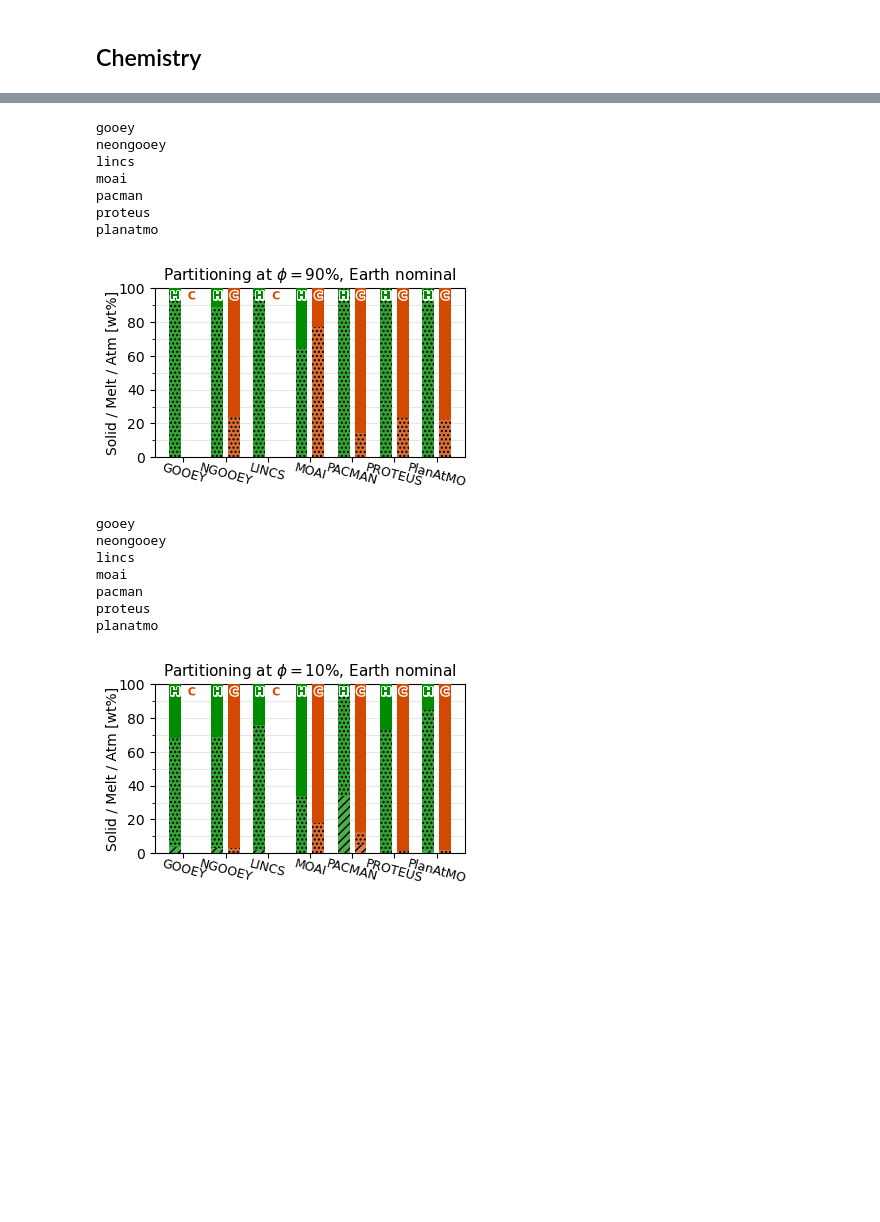
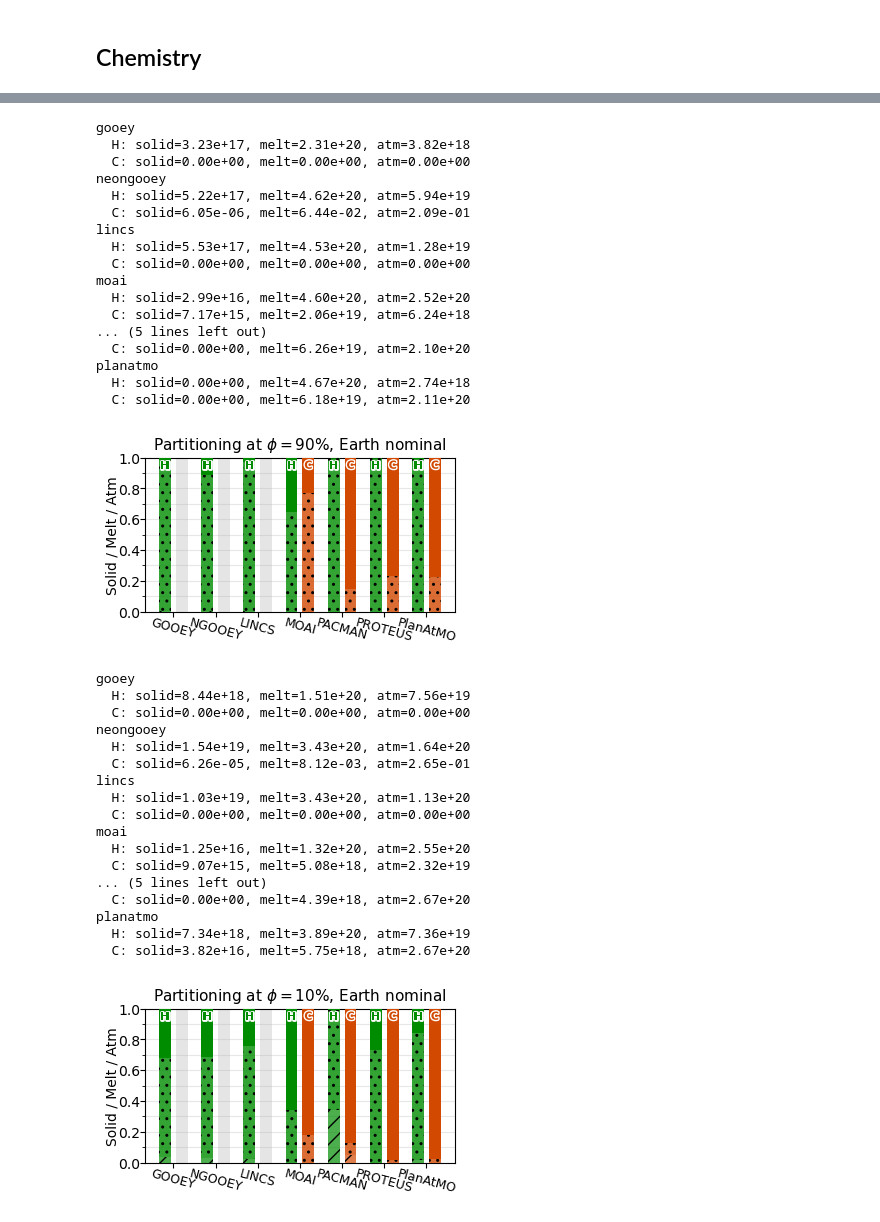
Before and after one commit to lena-noack/chili, a Jupyter notebook: intercomparison/analysis_solarsystem/compare.ipynb, the cells around one changed output, grey strips where cells are left out. Saved outputs shown, nothing was run; the diff lists cells and outputs as text; code cells hidden in the pictures; blank space fills up the shorter version.

```diff
--- a/intercomparison/analysis_solarsystem/compare.ipynb
+++ b/intercomparison/analysis_solarsystem/compare.ipynb
@@ -578,7 +579,7 @@ for im,m in enumerate(models):
 
         if p == "earth":
             ls = "solid"
-            al = 0.7
+            al = 1.0
 
         else:
             ls = "dashed"
@@ -910,9 +930,15 @@ planatmo
 # %%
+hatch = ["//","..",""]
+alpha = [0.7, 0.8, 1.0]
+
+
 def plot_partition(case, planet, phi_compare):
+
+    bw = 0.35
 
     # ykey_r = "T_surf(K)"
 
-    fig, ax = plt.subplots(1,1, figsize=(4,2.2))
+    fig, ax = plt.subplots(1,1, figsize=(4,2))
     # axr = ax.twinx()
 
     xvals = []
@@ -929,65 +955,95 @@ def plot_partition(case, planet, phi_compare):
 
         for elem in ["H","C"]:
             thicks = []
-            hatch = ["////","....",""]
-            alpha = [0.7, 0.8, 1.0]
             c = get_color(elem)
             x += 0.5
 
+
             for key in ["solid","melt","atm"]:
-                thicks.append(row[f"mass{elem}_{key}(kg)"])
-            thicks = np.array(thicks)/np.sum(thicks) * 100
+                inv = row[f"mass{elem}_{key}(kg)"]
+                if not np.isfinite(inv):
+                    inv = 0
+                thicks.append(inv)
+
+            print(f"  {elem}: solid={thicks[0]:.2e}, melt={thicks[1]:.2e}, atm={thicks[2]:.2e}")
+
+            if np.sum(thicks) < 1:
+                ax.bar(x, 1, color='k', zorder=1, alpha=0.1, width=bw)
+                continue
+            else:
+                thicks = np.array(thicks)/np.sum(thicks)
 
             for i, h in enumerate(thicks):
-                ax.bar(x, h, bottom=sum(thicks[:i]), width=0.35,
+                ax.bar(x, h, bottom=sum(thicks[:i]), width=bw,
                        color=c, zorder=3, hatch=hatch[i], alpha=alpha[i])
 
-            ax.text(x, 98, elem, ha='center', va='top', color=c,
+            ax.text(x, 0.98, elem, ha='center', va='top', color=c,
                     path_effects=[pe.withStroke(linewidth=2, foreground='w')],
                     fontsize=8, weight='bold', zorder=5)
 
         # temperature on secondary axis
         # axr.scatter(x-0.25, row[ykey_r], color="k", zorder=5, marker='*', s=60)
 
         xvals.append(x-0.25)
         xlbls.append(xlbl)
         x += 0.25
 
-    ax.set_ylabel("Solid / Melt / Atm [wt%]", labelpad=-1)
-    ax.set_ylim(0, 100)
-    ax.yaxis.set_major_locator(mpl.ticker.MultipleLocator(20))
-    ax.yaxis.set_minor_locator(mpl.ticker.MultipleLocator(10))
+    ax.set_ylabel("Solid / Melt / Atm", labelpad=-1)
+    ax.set_ylim(0, 1)
+    ax.yaxis.set_major_locator(mpl.ticker.MultipleLocator(0.2))
+    ax.yaxis.set_minor_locator(mpl.ticker.MultipleLocator(0.1))
     ax.grid(axis='y', which='both', zorder=-2, alpha=0.3)
     ax.set_xticks(xvals, xlbls, rotation=-15, ha='center', fontsize=9)
-    ax.tick_params(axis='x', which='both', pad=-1)
+    ax.yaxis.set_tick_params(which='both', pad=-0.5)
+    ax.xaxis.set_tick_params(which='both', pad=-0.5)
 
     # axr.set_ylim(tmp_min, tmp_max)
     # axr.yaxis.set_major_locator(mpl.ticker.MultipleLocator(500))
     # axr.yaxis.set_minor_locator(mpl.ticker.MultipleLocator(250))
     # axr.set_ylabel(get_label(ykey_r))
 
     title = r"Partitioning at $\phi=$" + f"{phi_compare*100:.0f}%, {get_label(planet)} {case}"
     ax.set_title(title, fontsize=11)
 
     plt.show()
     fig.savefig(f"out/part_{planet}_{case}_{phi_compare*100:.0f}.{EXT}", bbox_inches='tight', dpi=DPI)
 
 plot_partition("nominal", "earth", 0.90)
 plot_partition("nominal", "earth", 0.10)
 # %% [output]
 gooey
+  H: solid=3.23e+17, melt=2.31e+20, atm=3.82e+18
+  C: solid=0.00e+00, melt=0.00e+00, atm=0.00e+00
 neongooey
+  H: solid=5.22e+17, melt=4.62e+20, atm=5.94e+19
+  C: solid=6.05e-06, melt=6.44e-02, atm=2.09e-01
 lincs
+  H: solid=5.53e+17, melt=4.53e+20, atm=1.28e+19
+  C: solid=0.00e+00, melt=0.00e+00, atm=0.00e+00
 moai
-pacman
-proteus
+  H: solid=2.99e+16, melt=4.60e+20, atm=2.52e+20
+  C: solid=7.17e+15, melt=2.06e+19, atm=6.24e+18
+... (5 lines left out)
+  C: solid=0.00e+00, melt=6.26e+19, atm=2.10e+20
 planatmo
+  H: solid=0.00e+00, melt=4.67e+20, atm=2.74e+18
+  C: solid=0.00e+00, melt=6.18e+19, atm=2.11e+20
-[figure, old version]
+[figure, new version]
 gooey
+  H: solid=8.44e+18, melt=1.51e+20, atm=7.56e+19
+  C: solid=0.00e+00, melt=0.00e+00, atm=0.00e+00
 neongooey
+  H: solid=1.54e+19, melt=3.43e+20, atm=1.64e+20
+  C: solid=6.26e-05, melt=8.12e-03, atm=2.65e-01
 lincs
+  H: solid=1.03e+19, melt=3.43e+20, atm=1.13e+20
+  C: solid=0.00e+00, melt=0.00e+00, atm=0.00e+00
 moai
-pacman
-proteus
+  H: solid=1.25e+16, melt=1.32e+20, atm=2.55e+20
+  C: solid=9.07e+15, melt=5.08e+18, atm=2.32e+19
+... (5 lines left out)
+  C: solid=0.00e+00, melt=4.39e+18, atm=2.67e+20
 planatmo
+  H: solid=7.34e+18, melt=3.89e+20, atm=7.36e+19
+  C: solid=3.82e+16, melt=5.75e+18, atm=2.67e+20
-[figure, old version]
+[figure, new version]
```
Also changed, not shown: parts of 5 cells of this notebook.
